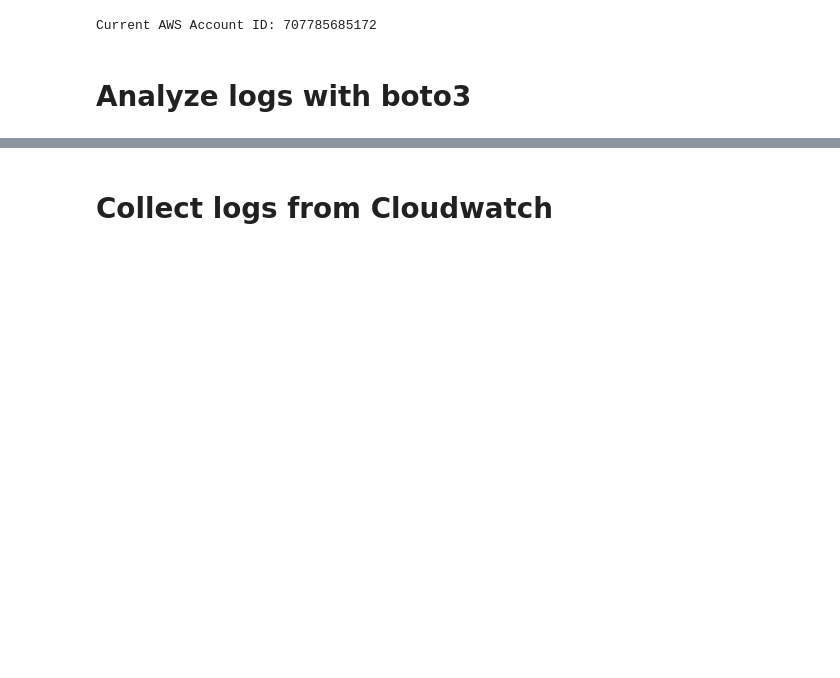
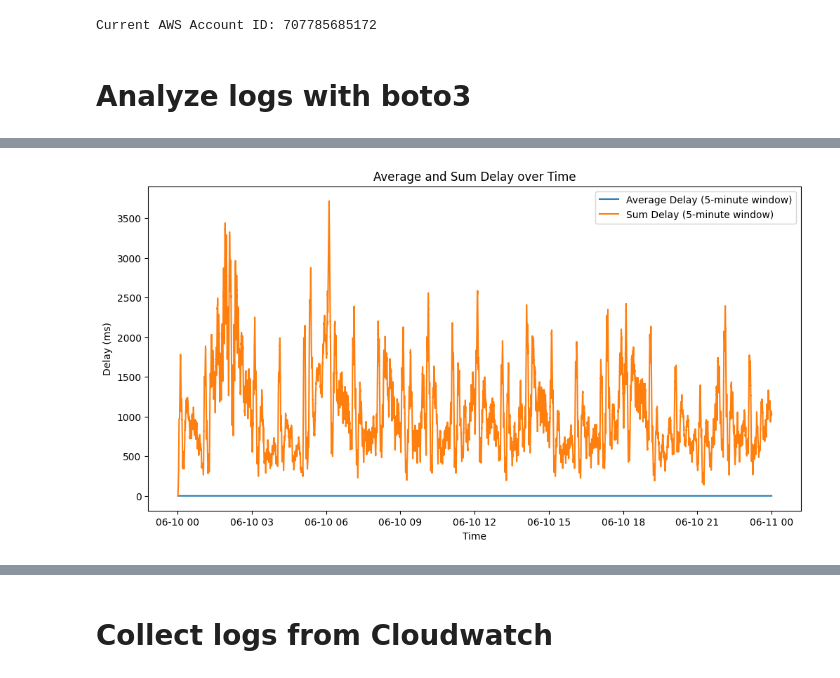
Before and after one commit to psaghelyi/AWS-utils, a Jupyter notebook: log-analyzers/nginx_log_analyzer.ipynb, the cells around one changed output, grey strips where cells are left out. Drawn from its saved outputs; the diff is of its cells as text; code cells hidden in the pictures; blank space fills up the shorter version.

```diff
--- a/log-analyzers/nginx_log_analyzer.ipynb
+++ b/log-analyzers/nginx_log_analyzer.ipynb
@@ -177,3 +655,44 @@ Error processing entry: {'@timestamp': '2024-01-24 13:19:51.104', '@message': 'w
+# %%
+import matplotlib.pyplot as plt
+import pandas as pd
+import numpy as np
+from datetime import datetime
+
+def process_data(rows):
+    data = []
+    for row in rows:
+        delay, t1_timestamp, t2_timestamp = row
+        data.append((datetime.strptime(t1_timestamp, '%Y-%m-%d %H:%M:%S.%f'), delay))
+        data.append((datetime.strptime(t2_timestamp, '%Y-%m-%d %H:%M:%S.%f'), delay))
+
+    # Convert to DataFrame
+    df = pd.DataFrame(data, columns=['timestamp', 'delay'])
+    df.sort_values('timestamp', inplace=True)
+
+    return df
+
+def plot_average_delay(df):
+    # Calculate rolling average delay in a 5-minute window
+    df.set_index('timestamp', inplace=True)
+    df['rolling_avg_delay'] = df['delay'].rolling('300s').mean()
+    df['rolling_sum_delay'] = df['delay'].rolling('300s').sum()
+
+    # Plot the average and sum delay over time
+    fig, ax = plt.subplots(figsize=(12, 6))
+    ax.plot(df.index, df['rolling_avg_delay'], label='Average Delay (5-minute window)')
+    ax.plot(df.index, df['rolling_sum_delay'], label='Sum Delay (5-minute window)')
+    ax.set_xlabel('Time')
+    ax.set_ylabel('Delay (ms)')
+    ax.set_title('Average and Sum Delay over Time')
+    ax.legend()
+    plt.show()
+
+
+
+df = process_data(joined_data)
+plot_average_delay(df)
+# %% [output]
+[figure, added]
 # %%
 
 
```
Also changed, not shown: parts of 17 cells of this notebook, 5 other files.
